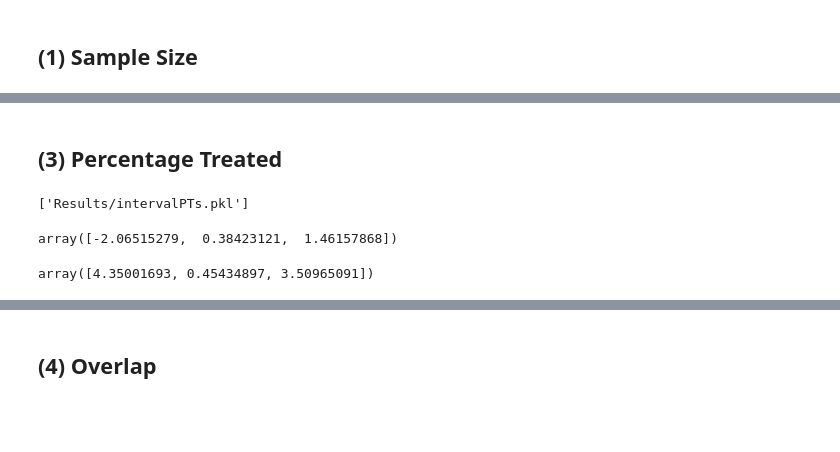
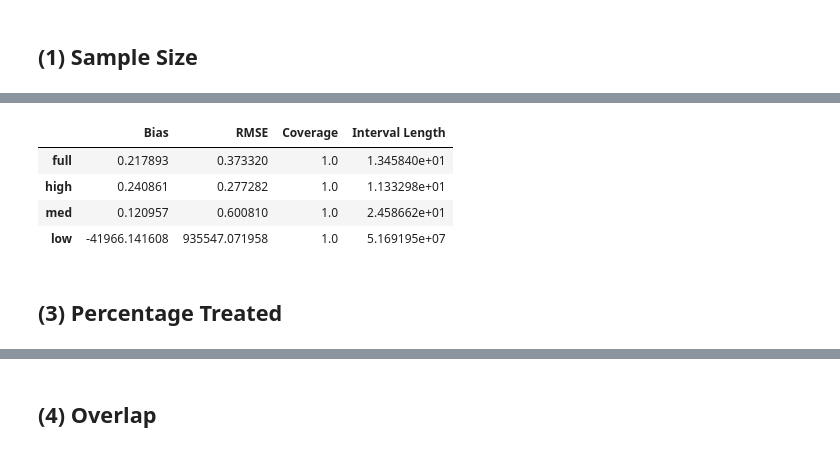
Before and after one commit to mbronckers/ecma_project, a Jupyter notebook: section2_dustin.ipynb, the cells around one changed output, grey strips where cells are left out. Saved outputs shown, nothing was run; the diff lists cells and outputs as text; code cells hidden in the pictures; blank space fills up the shorter version.

```diff
--- a/section2_dustin.ipynb
+++ b/section2_dustin.ipynb
@@ -329,3 +338,13 @@ joblib.dump(intervalLLs, 'Results/intervalLLs.pkl')
+# %%
+data = {'Bias':biasLLs, 'RMSE':rmseLLs, 'Coverage':coverageLLs, 'Interval Length':intervalLLs}
+tableLLs = pd.DataFrame(data=data, index=xLLs)
+tableLLs
+# %% [output]
+|  | Bias | RMSE | Coverage | Interval Length |
+| full | 0.217893 | 0.373320 | 1.0 | 1.345840e+01 |
+| high | 0.240861 | 0.277282 | 1.0 | 1.133298e+01 |
+| med | 0.120957 | 0.600810 | 1.0 | 2.458662e+01 |
+| low | -41966.141608 | 935547.071958 | 1.0 | 5.169195e+07 |
 # %% [markdown]
 ## (3) Percentage Treated
 # %%
@@ -358,16 +381,0 @@ for idx, percent in enumerate(percentTreats):
-# %%
-import joblib
-joblib.dump(biasPTs, 'Results/biasPTs.pkl')
-joblib.dump(rmsePTs, 'Results/rmsePTs.pkl')
-joblib.dump(coveragePTs, 'Results/coveragePTs.pkl')
-joblib.dump(intervalPTs, 'Results/intervalPTs.pkl')
-# %% [output]
-['Results/intervalPTs.pkl']
-# %%
-biasPTs
-# %% [output]
-array([-2.06515279,  0.38423121,  1.46157868])
-# %%
-rmsePTs
-# %% [output]
-array([4.35001693, 0.45434897, 3.50965091])
```
Also changed, not shown: parts of 55 cells of this notebook.
